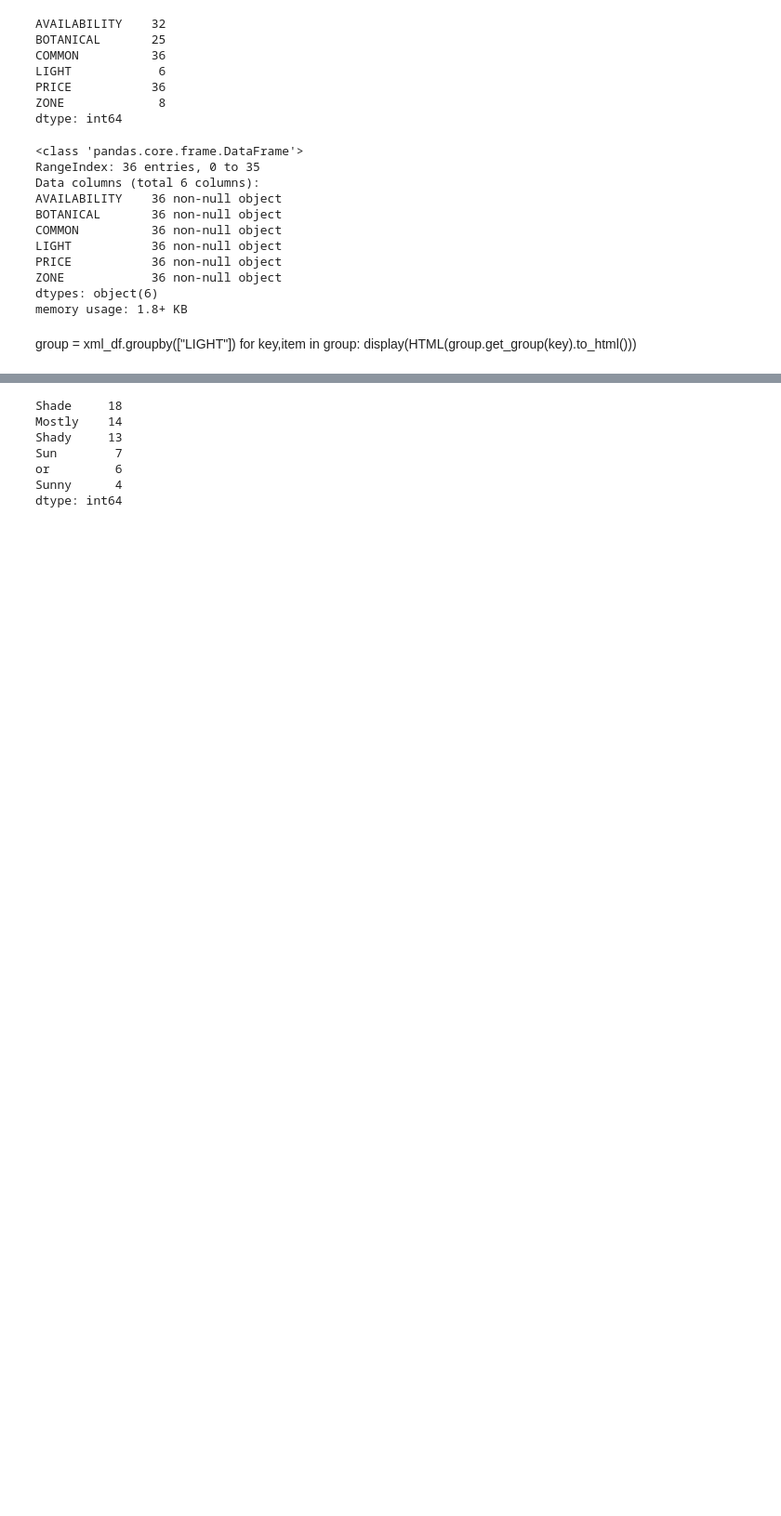
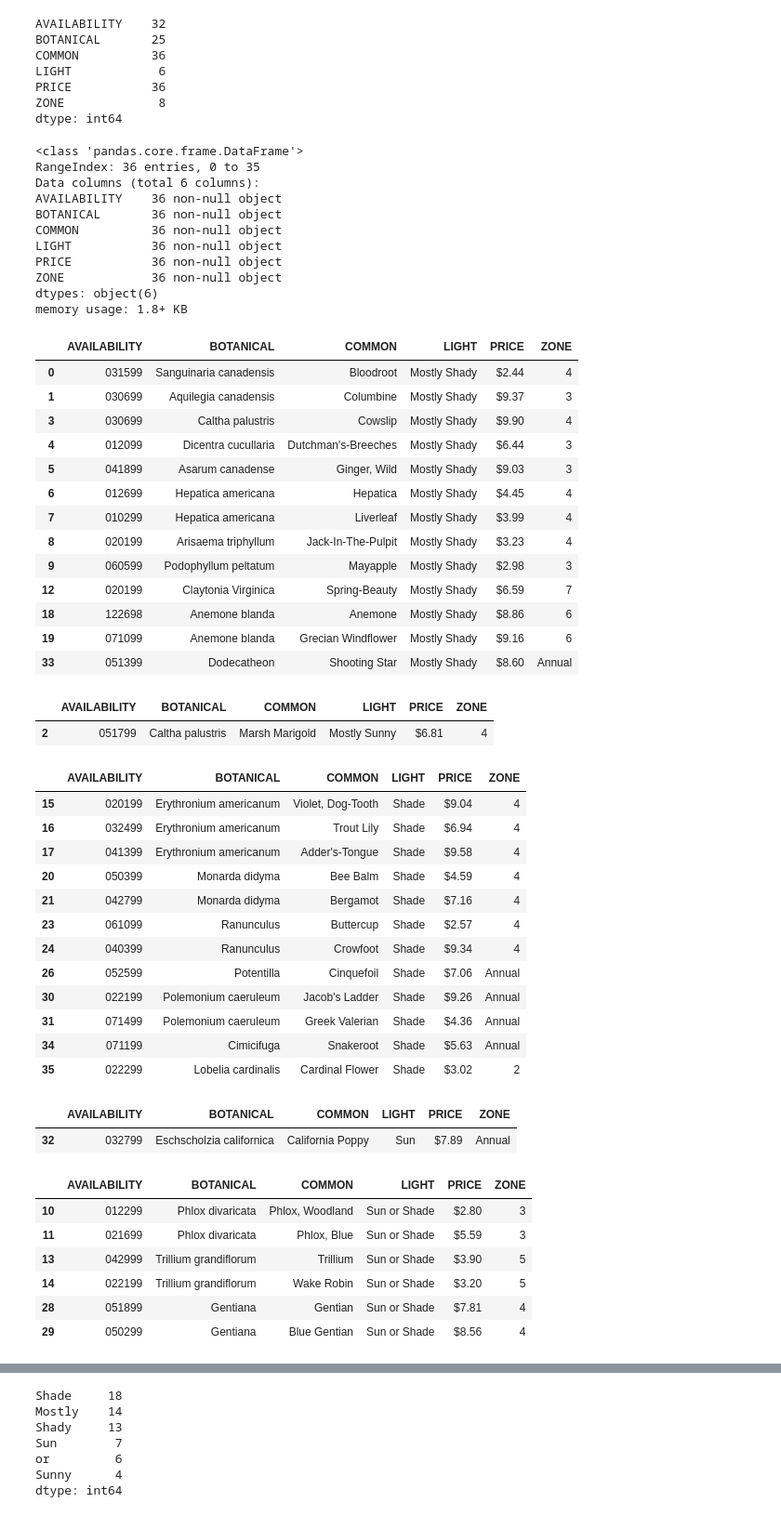
Before and after one commit to msaadah/Data-Analysis-Notebook, a Jupyter notebook: Nutrition3XML.ipynb, the cells around one changed output, grey strips where cells are left out. Shown at 93% size. Saved outputs shown, nothing was run; the diff lists cells and outputs as text; code cells hidden in the pictures; blank space fills up the shorter version.

```diff
--- a/Nutrition3XML.ipynb
+++ b/Nutrition3XML.ipynb
@@ -144,7 +149,46 @@ PRICE           36 non-null object
 ZONE            36 non-null object
 dtypes: object(6)
 memory usage: 1.8+ KB
-# %% [markdown]
-group = xml_df.groupby(["LIGHT"])
-for key,item in group:
-    display(HTML(group.get_group(key).to_html()))
+# %%
+group = xml_df.groupby(["LIGHT"])
+for key,item in group:
+    display(HTML(group.get_group(key).to_html()))
+# %% [output]
+|  | AVAILABILITY | BOTANICAL | COMMON | LIGHT | PRICE | ZONE |
+| 0 | 031599 | Sanguinaria canadensis | Bloodroot | Mostly Shady | $2.44 | 4 |
+| 1 | 030699 | Aquilegia canadensis | Columbine | Mostly Shady | $9.37 | 3 |
+| 3 | 030699 | Caltha palustris | Cowslip | Mostly Shady | $9.90 | 4 |
+| 4 | 012099 | Dicentra cucullaria | Dutchman's-Breeches | Mostly Shady | $6.44 | 3 |
+| 5 | 041899 | Asarum canadense | Ginger, Wild | Mostly Shady | $9.03 | 3 |
+| 6 | 012699 | Hepatica americana | Hepatica | Mostly Shady | $4.45 | 4 |
+| 7 | 010299 | Hepatica americana | Liverleaf | Mostly Shady | $3.99 | 4 |
+| 8 | 020199 | Arisaema triphyllum | Jack-In-The-Pulpit | Mostly Shady | $3.23 | 4 |
+| 9 | 060599 | Podophyllum peltatum | Mayapple | Mostly Shady | $2.98 | 3 |
+| 12 | 020199 | Claytonia Virginica | Spring-Beauty | Mostly Shady | $6.59 | 7 |
+| 18 | 122698 | Anemone blanda | Anemone | Mostly Shady | $8.86 | 6 |
+| 19 | 071099 | Anemone blanda | Grecian Windflower | Mostly Shady | $9.16 | 6 |
+| 33 | 051399 | Dodecatheon | Shooting Star | Mostly Shady | $8.60 | Annual |
+|  | AVAILABILITY | BOTANICAL | COMMON | LIGHT | PRICE | ZONE |
+| 2 | 051799 | Caltha palustris | Marsh Marigold | Mostly Sunny | $6.81 | 4 |
+|  | AVAILABILITY | BOTANICAL | COMMON | LIGHT | PRICE | ZONE |
+| 15 | 020199 | Erythronium americanum | Violet, Dog-Tooth | Shade | $9.04 | 4 |
+| 16 | 032499 | Erythronium americanum | Trout Lily | Shade | $6.94 | 4 |
+| 17 | 041399 | Erythronium americanum | Adder's-Tongue | Shade | $9.58 | 4 |
+| 20 | 050399 | Monarda didyma | Bee Balm | Shade | $4.59 | 4 |
+| 21 | 042799 | Monarda didyma | Bergamot | Shade | $7.16 | 4 |
+| 23 | 061099 | Ranunculus | Buttercup | Shade | $2.57 | 4 |
+| 24 | 040399 | Ranunculus | Crowfoot | Shade | $9.34 | 4 |
+| 26 | 052599 | Potentilla | Cinquefoil | Shade | $7.06 | Annual |
+| 30 | 022199 | Polemonium caeruleum | Jacob's Ladder | Shade | $9.26 | Annual |
+| 31 | 071499 | Polemonium caeruleum | Greek Valerian | Shade | $4.36 | Annual |
+| 34 | 071199 | Cimicifuga | Snakeroot | Shade | $5.63 | Annual |
+| 35 | 022299 | Lobelia cardinalis | Cardinal Flower | Shade | $3.02 | 2 |
+|  | AVAILABILITY | BOTANICAL | COMMON | LIGHT | PRICE | ZONE |
+| 32 | 032799 | Eschscholzia californica | California Poppy | Sun | $7.89 | Annual |
+|  | AVAILABILITY | BOTANICAL | COMMON | LIGHT | PRICE | ZONE |
+| 10 | 012299 | Phlox divaricata | Phlox, Woodland | Sun or Shade | $2.80 | 3 |
+| 11 | 021699 | Phlox divaricata | Phlox, Blue | Sun or Shade | $5.59 | 3 |
+| 13 | 042999 | Trillium grandiflorum | Trillium | Sun or Shade | $3.90 | 5 |
+| 14 | 022199 | Trillium grandiflorum | Wake Robin | Sun or Shade | $3.20 | 5 |
+| 28 | 051899 | Gentiana | Gentian | Sun or Shade | $7.81 | 4 |
+| 29 | 050299 | Gentiana | Blue Gentian | Sun or Shade | $8.56 | 4 |
```
Also changed, not shown: parts of 17 cells of this notebook, 2 other files.
